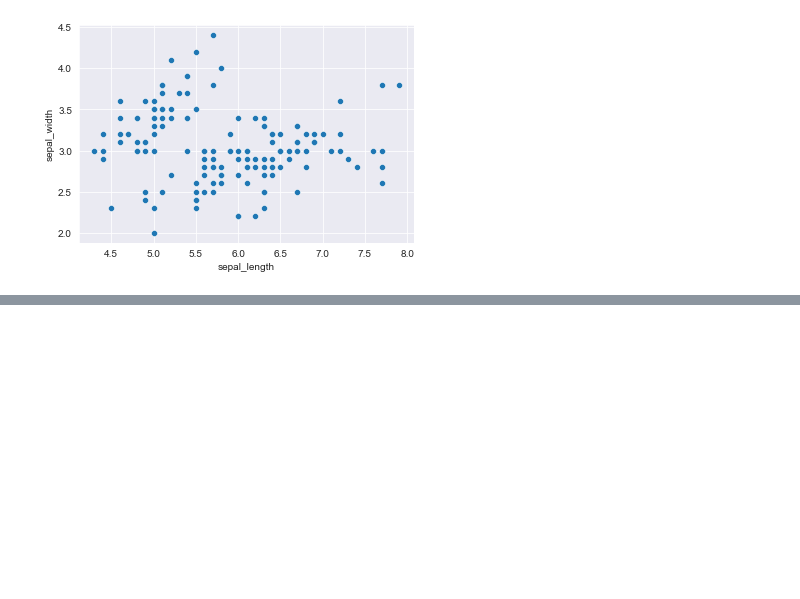
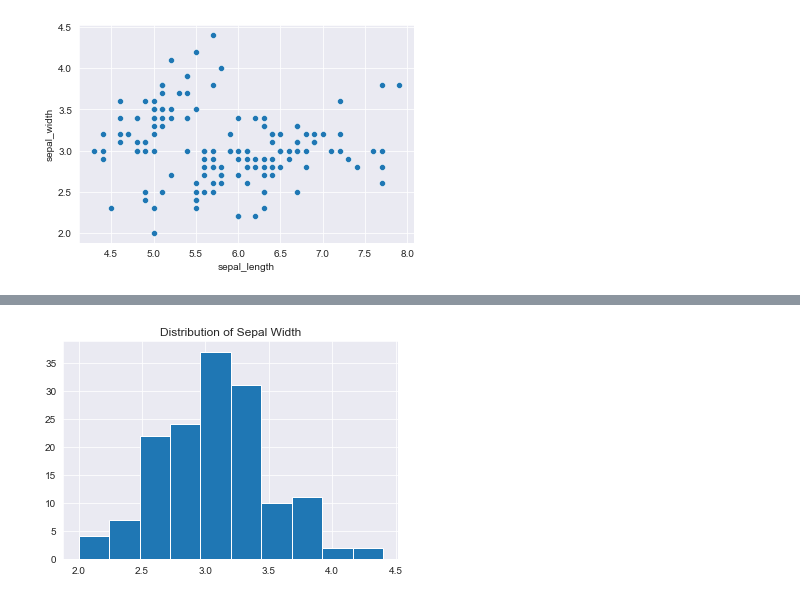
Before and after one commit to mekken2/EDA-Squad, a Jupyter notebook: Jovian_matplot_sns/Jovian_matplotlib_sns.ipynb, the cells around one changed output, grey strips where cells are left out. Saved outputs shown, nothing was run; the diff lists cells and outputs as text; code cells hidden in the pictures; blank space fills up the shorter version.

Commit message:
Histogram added

```diff
--- a/Jovian_matplot_sns/Jovian_matplotlib_sns.ipynb
+++ b/Jovian_matplot_sns/Jovian_matplotlib_sns.ipynb
@@ -150,0 +153,2 @@ sns.scatterplot('sepal_length','sepal_width',hue='species',s=100,data=flowers_df
+# %%
+flowers_df = sns.load_dataset("iris")
@@ -150,0 +182,5 @@ sns.scatterplot('sepal_length','sepal_width',hue='species',s=100,data=flowers_df
+# %%
+plt.title("Distribution of Sepal Width")
+plt.hist(flowers_df.sepal_width);
+# %% [output]
+[figure, added]
```
Also changed, not shown: parts of 18 cells of this notebook.
